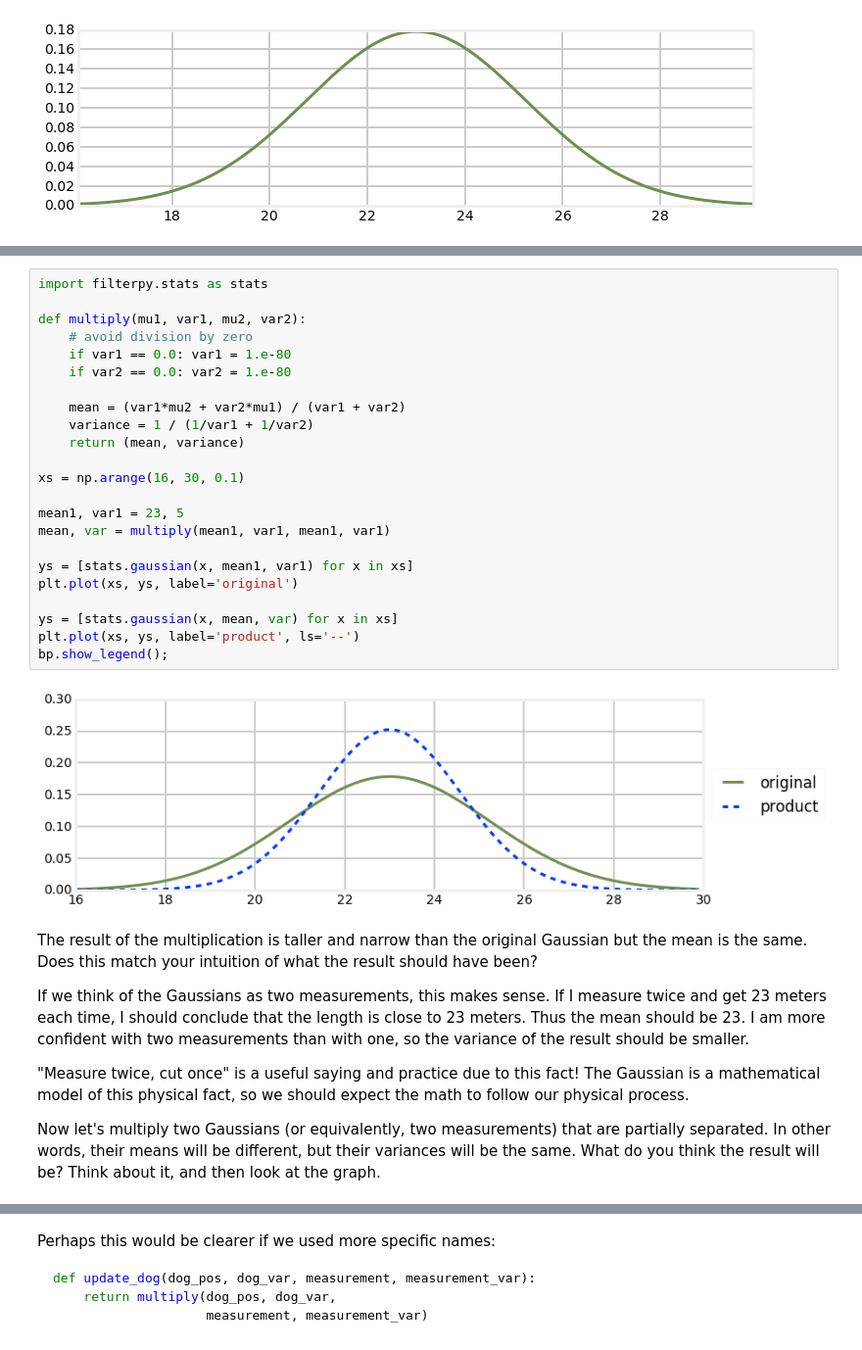
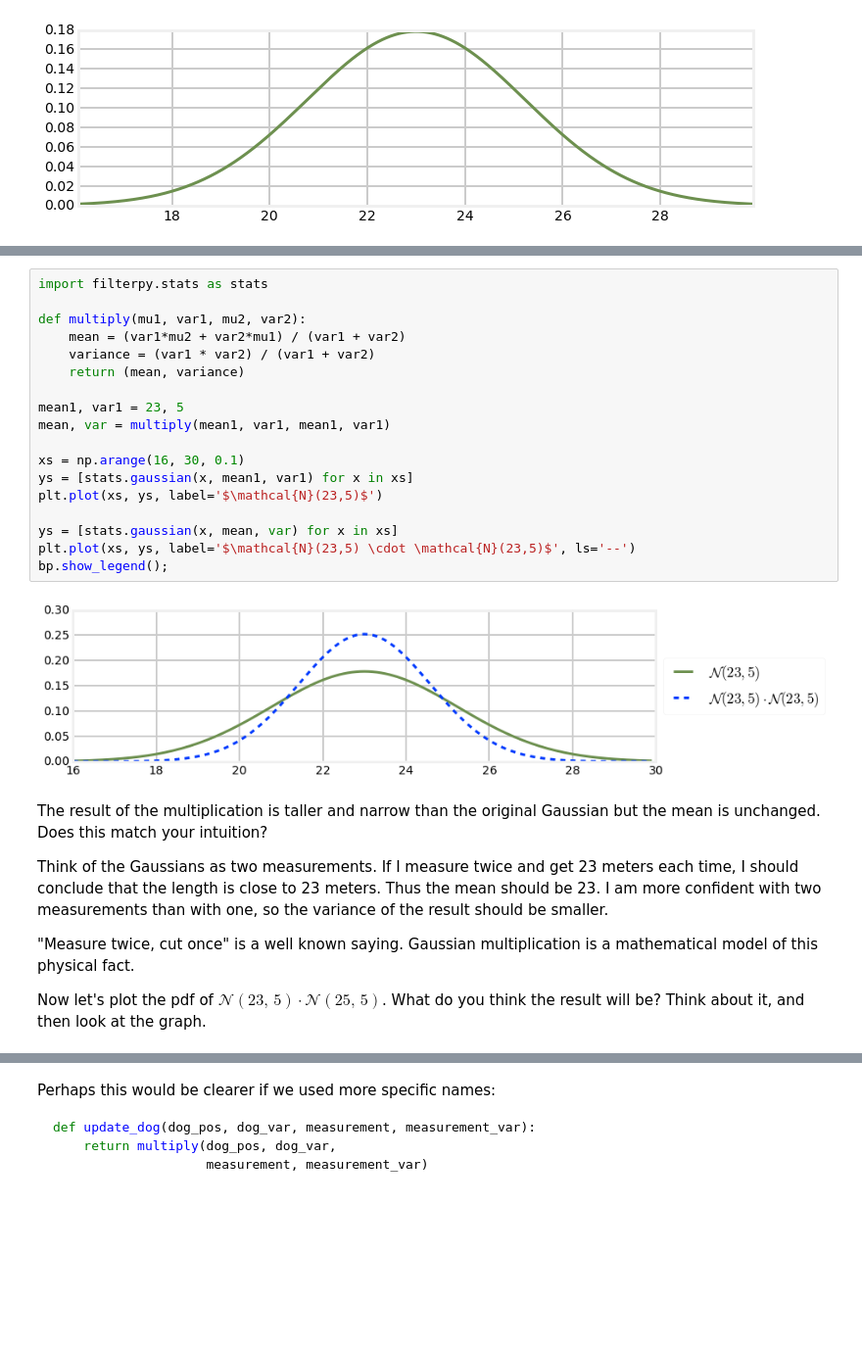
Before and after one commit to rlabbe/Kalman-and-Bayesian-Filters-in-Python, a Jupyter notebook: 04-One-Dimensional-Kalman-Filters.ipynb, the cells around one changed output, grey strips where cells are left out. Shown at 98% size. Saved outputs shown, nothing was run; the diff lists cells and outputs as text; blank space fills up the shorter version.

```diff
--- a/04-One-Dimensional-Kalman-Filters.ipynb
+++ b/04-One-Dimensional-Kalman-Filters.ipynb
@@ -263,36 +260,31 @@ Let's examine the result of multiplying $\mathcal{N}(23,\, 5)$ with itself. This
 # %%
 import filterpy.stats as stats
 
 def multiply(mu1, var1, mu2, var2):
-    # avoid division by zero
-    if var1 == 0.0: var1 = 1.e-80
-    if var2 == 0.0: var2 = 1.e-80
-
     mean = (var1*mu2 + var2*mu1) / (var1 + var2)
-    variance = 1 / (1/var1 + 1/var2)
+    variance = (var1 * var2) / (var1 + var2)
     return (mean, variance)
-
-xs = np.arange(16, 30, 0.1)
 
 mean1, var1 = 23, 5
 mean, var = multiply(mean1, var1, mean1, var1)
 
+xs = np.arange(16, 30, 0.1)
 ys = [stats.gaussian(x, mean1, var1) for x in xs]
-plt.plot(xs, ys, label='original')
+plt.plot(xs, ys, label='$\mathcal{N}(23,5)$')
 
 ys = [stats.gaussian(x, mean, var) for x in xs]
-plt.plot(xs, ys, label='product', ls='--')
+plt.plot(xs, ys, label='$\mathcal{N}(23,5) \cdot \mathcal{N}(23,5)$', ls='--')
 bp.show_legend();
 # %% [output]
-[figure, old version]
+[figure, new version]
 # %% [markdown]
-The result of the multiplication is taller and narrow than the original Gaussian but the mean is the same. Does this match your intuition of what the result should have been?
+The result of the multiplication is taller and narrow than the original Gaussian but the mean is unchanged. Does this match your intuition?
 
-If we think of the Gaussians as two measurements, this makes sense. If I measure twice and get 23 meters each time, I should conclude that the length is close to 23 meters. Thus the mean should be 23. I am more confident with two measurements than with one, so the variance of the result should be smaller.
+Think of the Gaussians as two measurements. If I measure twice and get 23 meters each time, I should conclude that the length is close to 23 meters. Thus the mean should be 23. I am more confident with two measurements than with one, so the variance of the result should be smaller.
 
-"Measure twice, cut once" is a useful saying and practice due to this fact!  The Gaussian is a mathematical model of this physical fact, so we should expect the math to follow our physical process.
+"Measure twice, cut once" is a well known saying. Gaussian multiplication is a mathematical model of this physical fact.
 
-Now let's multiply two Gaussians (or equivalently, two measurements) that are partially separated. In other words, their means will be different, but their variances will be the same. What do you think the result will be? Think about it, and then look at the graph.
+Now let's plot the pdf of $\mathcal{N}(23,\, 5) \cdot \mathcal{N}(25,\, 5)$. What do you think the result will be? Think about it, and then look at the graph.
 # %%
 xs = np.arange(16, 30, 0.1)
 
```
Also changed, not shown: parts of 126 cells of this notebook, 2 other files.
